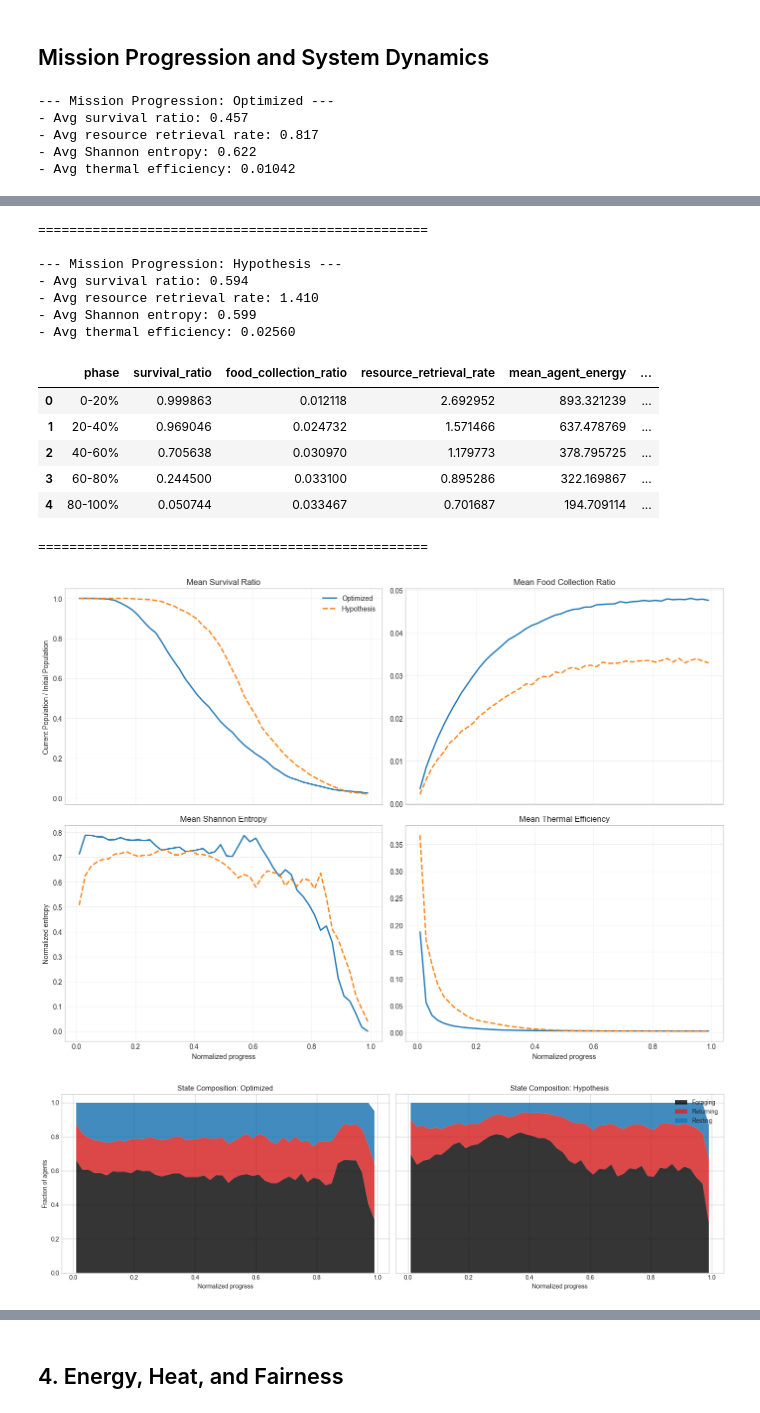
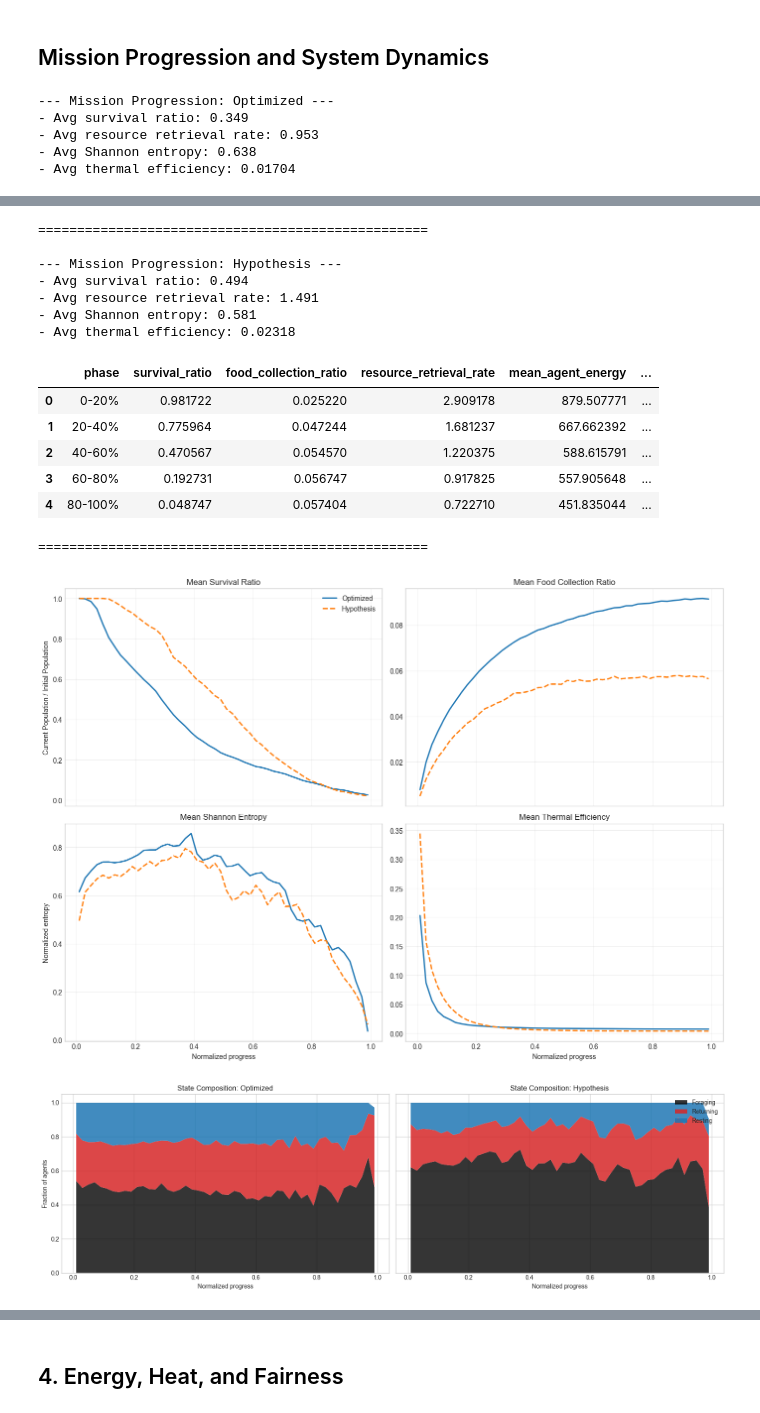
Before and after one commit to Riccardo-Gottardi/ACO-on-hostile-environment, a Jupyter notebook: src/DataAnalysis.ipynb, the cells around one changed output, grey strips where cells are left out. Cells and saved outputs as stored; diff of their text form; code cells hidden in the pictures.

```diff
--- a/src/DataAnalysis.ipynb
+++ b/src/DataAnalysis.ipynb
@@ -11,8 +11,8 @@ from scipy import stats
 
 plt.style.use("seaborn-v0_8-whitegrid")
 
-optimized = pd.read_csv("swarm_foraging_experiment_optimized_20260507_053031.csv")
-hypothesis = pd.read_csv("swarm_foraging_experiment_hypothesized_20260507_053031.csv")
+optimized = pd.read_csv("swarm_foraging_experiment_optimized_20260507_180038.csv")
+hypothesis = pd.read_csv("swarm_foraging_experiment_hypothesized_20260507_180038.csv")
 
 cols_to_drop = [
     "iteration", "width", "height", "n_food_clusters",
@@ -249,10 +249,11 @@ def process_mission_progression(df, dataset_name):
     # Work on a copy to avoid SettingWithCopy warnings
     df = df.copy()
 
-    # State identification
-    df["is_foraging"] = (df["State"] == "FORAGING").astype(int)
-    df["is_returning"] = (df["State"] == "RETURNING").astype(int)
-    df["is_resting"] = (df["State"] == "RESTING").astype(int)
+    # State identification - FIXED to handle Enum string representation
+    state_str = df["State"].astype(str)
+    df["is_foraging"] = state_str.str.contains("FORAGING").astype(int)
+    df["is_returning"] = state_str.str.contains("RETURNING").astype(int)
+    df["is_resting"] = state_str.str.contains("RESTING").astype(int)
     df["has_food_int"] = df["Has Food"].fillna(False).astype(bool).astype(int)
 
     # 1. Step-level aggregations
@@ -413,8 +414,8 @@ plt.tight_layout()
 plt.show()
 # %% [output]
 --- Mission Progression: Optimized ---
-- Avg survival ratio: 0.457
-- Avg resource retrieval rate: 0.817
-- Avg Shannon entropy: 0.622
-- Avg thermal efficiency: 0.01042
+- Avg survival ratio: 0.349
+- Avg resource retrieval rate: 0.953
+- Avg Shannon entropy: 0.638
+- Avg thermal efficiency: 0.01704
 |  | phase | survival_ratio | food_collection_ratio | resource_retrieval_rate | mean_agent_energy | ... |
@@ -426,17 +427,17 @@ plt.show()
 ==================================================
 
 --- Mission Progression: Hypothesis ---
-- Avg survival ratio: 0.594
-- Avg resource retrieval rate: 1.410
-- Avg Shannon entropy: 0.599
-- Avg thermal efficiency: 0.02560
+- Avg survival ratio: 0.494
+- Avg resource retrieval rate: 1.491
+- Avg Shannon entropy: 0.581
+- Avg thermal efficiency: 0.02318
 |  | phase | survival_ratio | food_collection_ratio | resource_retrieval_rate | mean_agent_energy | ... |
-| 0 | 0-20% | 0.999863 | 0.012118 | 2.692952 | 893.321239 | ... |
-| 1 | 20-40% | 0.969046 | 0.024732 | 1.571466 | 637.478769 | ... |
-| 2 | 40-60% | 0.705638 | 0.030970 | 1.179773 | 378.795725 | ... |
-| 3 | 60-80% | 0.244500 | 0.033100 | 0.895286 | 322.169867 | ... |
-| 4 | 80-100% | 0.050744 | 0.033467 | 0.701687 | 194.709114 | ... |
+| 0 | 0-20% | 0.981722 | 0.025220 | 2.909178 | 879.507771 | ... |
+| 1 | 20-40% | 0.775964 | 0.047244 | 1.681237 | 667.662392 | ... |
+| 2 | 40-60% | 0.470567 | 0.054570 | 1.220375 | 588.615791 | ... |
+| 3 | 60-80% | 0.192731 | 0.056747 | 0.917825 | 557.905648 | ... |
+| 4 | 80-100% | 0.048747 | 0.057404 | 0.722710 | 451.835044 | ... |
 ==================================================
-[figure, old version]
+[figure, new version]
-[figure, old version]
+[figure, new version]
 # %% [markdown]
```
Also changed, not shown: parts of 13 cells of this notebook, 4 other files.
